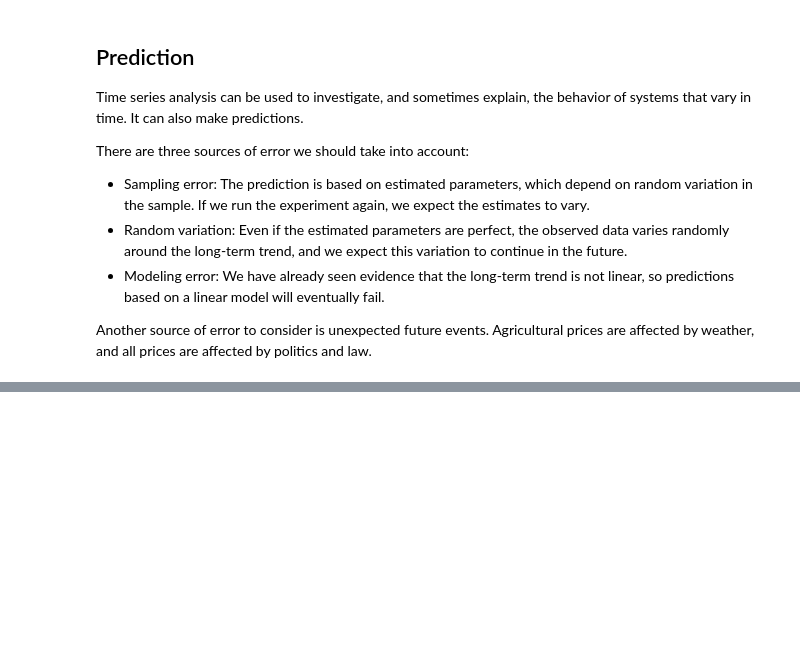
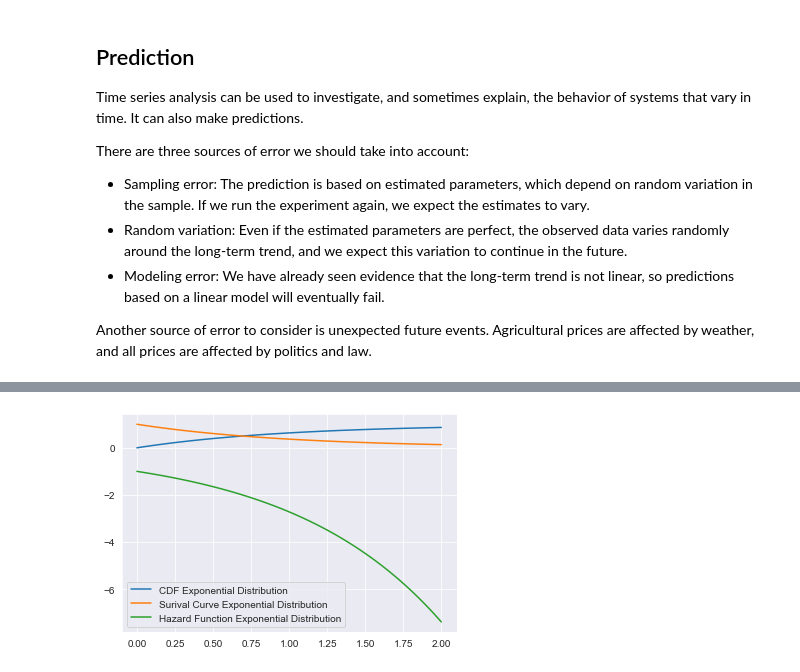
Before and after one commit to Ritvik19/Learning-Curve, a Jupyter notebook: Articles/Statistics.ipynb, the cells around one changed output, grey strips where cells are left out. Cells and saved outputs as stored; diff of their text form; code cells hidden in the pictures; blank space fills up the shorter version.

```diff
--- a/Articles/Statistics.ipynb
+++ b/Articles/Statistics.ipynb
@@ -1030,0 +1058,8 @@ Another source of error to consider is unexpected future events. Agricultural pr
+# %%
+x = np.linspace(0, 2, 100)
+plt.plot(x, [1-np.exp(-1*i) for i in x], label='CDF Exponential Distribution')
+plt.plot(x, [np.exp(-1*i) for i in x], label='Surival Curve Exponential Distribution')
+plt.plot(x, [- np.exp(i) for i in x], label='Hazard Function Exponential Distribution')
+plt.legend();
+# %% [output]
+[figure, added]
```
Also changed, not shown: parts of 12 cells of this notebook.
